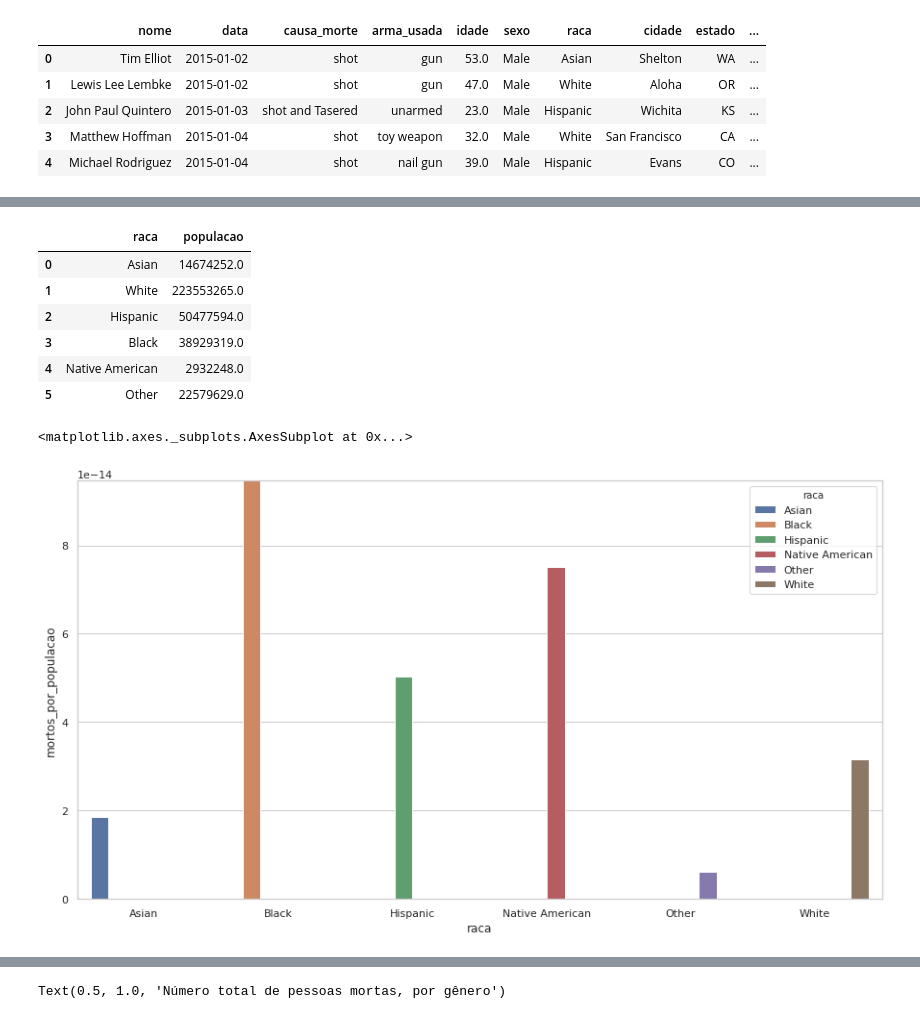
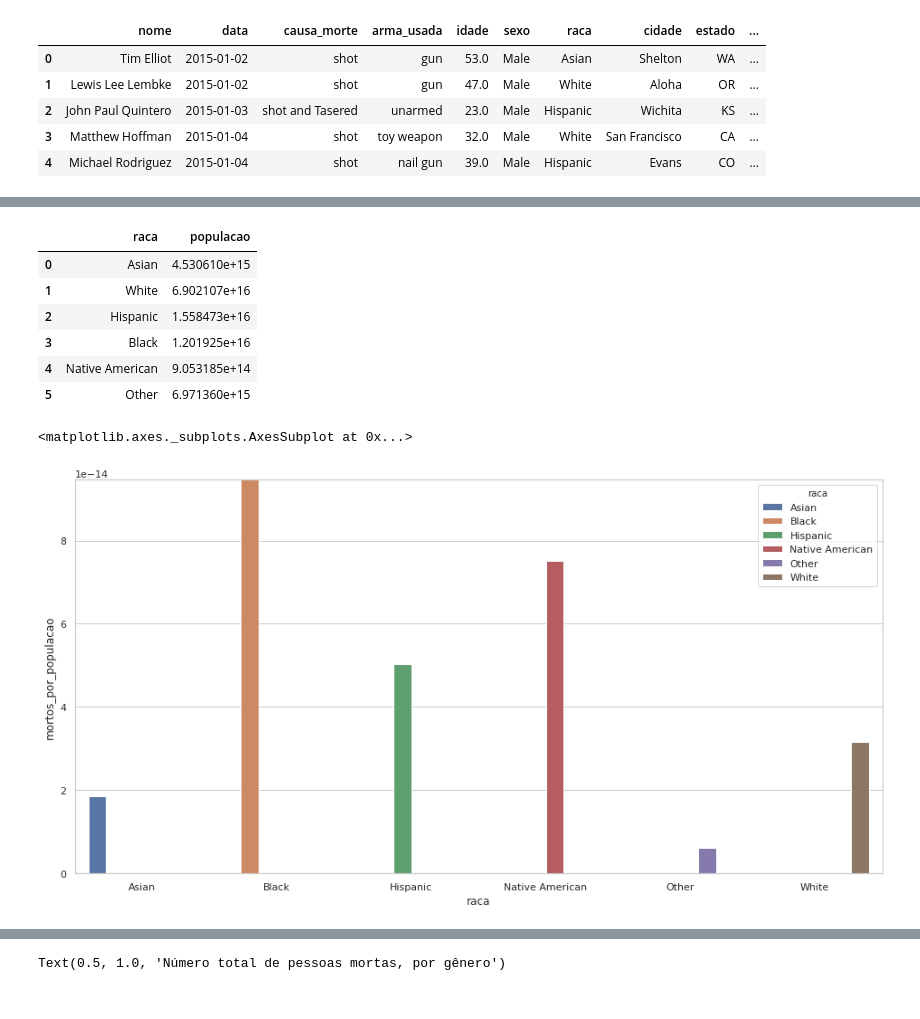
Before and after one commit to matheusrodriguesf/fata-police-shootings-project-ml, a Jupyter notebook: EDA.ipynb, the cells around one changed output, grey strips where cells are left out. Drawn from its saved outputs; the diff is of its cells as text; code cells hidden in the pictures.

```diff
--- a/EDA.ipynb
+++ b/EDA.ipynb
@@ -1,9 +1,13 @@
 # %%
 import pandas as pd
 import numpy as np
+import matplotlib.pyplot as plt
 import seaborn as sns
-import matplotlib.pyplot as plt
+import warnings as warn
+
+warn.filterwarnings('ignore')
 %matplotlib inline
+sns.set(color_codes=True)
 # %%
 fatal_police_shootings = pd.read_csv('data/fatal-police-shootings-data.csv')
 # %%
@@ -193,15 +193,16 @@ data = [['Asian', 14674252.0],['White', 223553265.0],
         ['Hispanic', 50477594.0],['Black', 38929319.0],
         ['Native American', 2932248.0],['Other', 22579629.0]]
 censu_populacional_us = pd.DataFrame(data=data,columns=['raca','populacao'])
+censu_populacional_us.populacao = censu_populacional_us.populacao * 308745538
 censu_populacional_us
 # %% [output]
 |  | raca | populacao |
-| 0 | Asian | 14674252.0 |
-| 1 | White | 223553265.0 |
-| 2 | Hispanic | 50477594.0 |
-| 3 | Black | 38929319.0 |
-| 4 | Native American | 2932248.0 |
-| 5 | Other | 22579629.0 |
+| 0 | Asian | 4.530610e+15 |
+| 1 | White | 6.902107e+16 |
+| 2 | Hispanic | 1.558473e+16 |
+| 3 | Black | 1.201925e+16 |
+| 4 | Native American | 9.053185e+14 |
+| 5 | Other | 6.971360e+15 |
 # %%
 racas = fatal_police_shootings.filter(['raca'])
 racas['count'] = 1
@@ -211,11 +211,11 @@ censu_populacional_us.populacao = censu_populacional_us.populacao * 308745538
 racas = pd.merge(racas, censu_populacional_us)
 # %%
 racas['mortos_por_populacao'] = racas['count']/racas['populacao']
-plt.figure(figsize=(15, 8))
+plt.figure(figsize=(16, 8))
 sns.barplot(data=racas,x='raca', y='mortos_por_populacao',hue='raca')
 # %% [output]
 <matplotlib.axes._subplots.AxesSubplot at 0x...>
-[figure, old version]
+[figure, new version]
 # %%
 racas_df = fatal_police_shootings.filter(['raca','ano'])
 racas_df['count'] = 1
```
Also changed, not shown: parts of 23 cells of this notebook.
